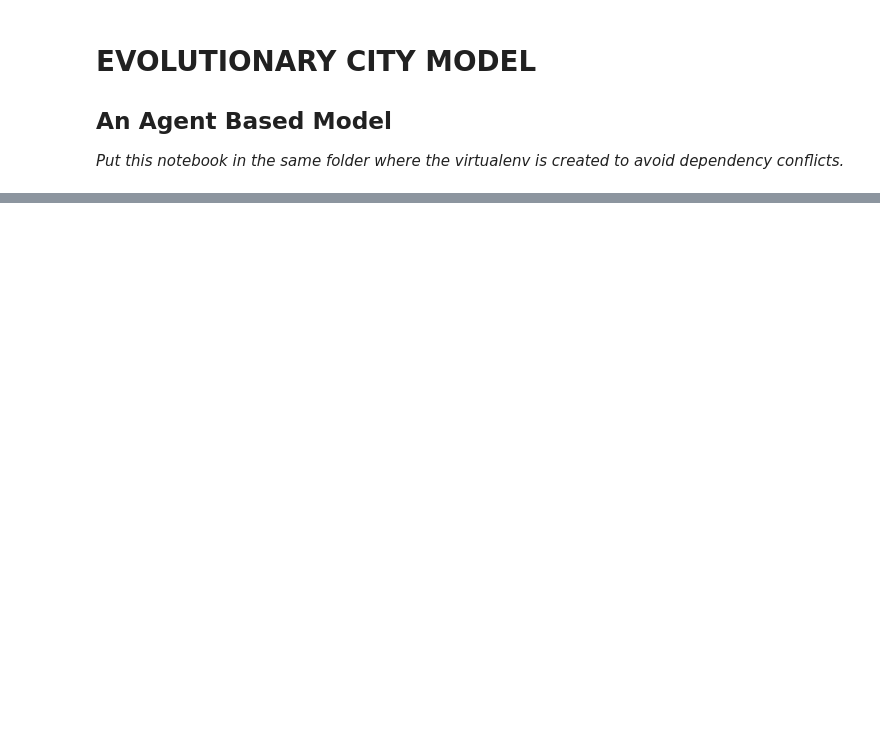
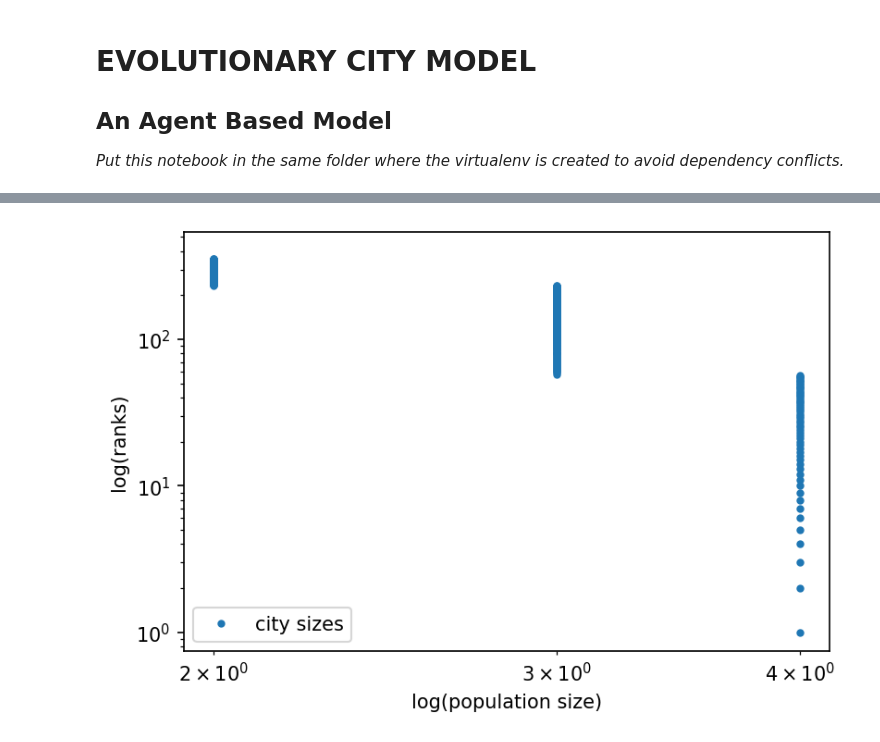
Before and after one commit to kamleshsahoo/CityFormation-ABM, a Jupyter notebook: EvolutionaryCity.ipynb, the cells around one changed output, grey strips where cells are left out. Saved outputs shown, nothing was run; the diff lists cells and outputs as text; code cells hidden in the pictures; blank space fills up the shorter version.

```diff
--- a/EvolutionaryCity.ipynb
+++ b/EvolutionaryCity.ipynb
@@ -125,0 +263,17 @@ class city_model(Model):
+# %%
+# consider adding regression line and overlay
+for i in range(50):
+    counts = city_evolution.iloc[i]["Ranks"]
+    n = len(counts)
+    ranks = range(1, n+1)                     # y-axis: log(the ranks)
+    freqs = [freq for (word, freq) in counts] # x-axis: log(the poplution size)
+    fig = plt.figure(dpi=150)
+    plt.loglog(freqs, ranks, '.',label='city sizes')
+    plt.xlabel('log(population size)')
+    plt.ylabel('log(ranks)')
+    plt.legend(loc='lower left')
+    plt.show()
+    time.sleep(0.15)
+    clear_output(wait=True)
+# %% [output]
+[figure, added]
```
Also changed, not shown: parts of 17 cells of this notebook.
